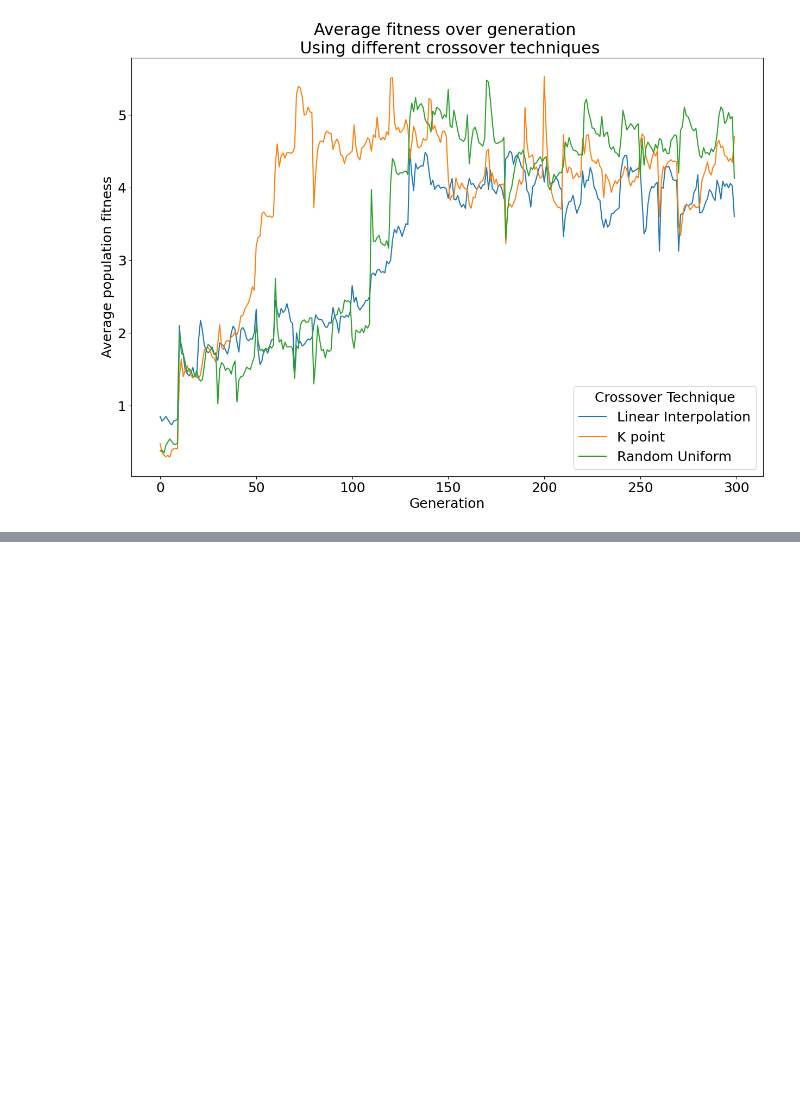
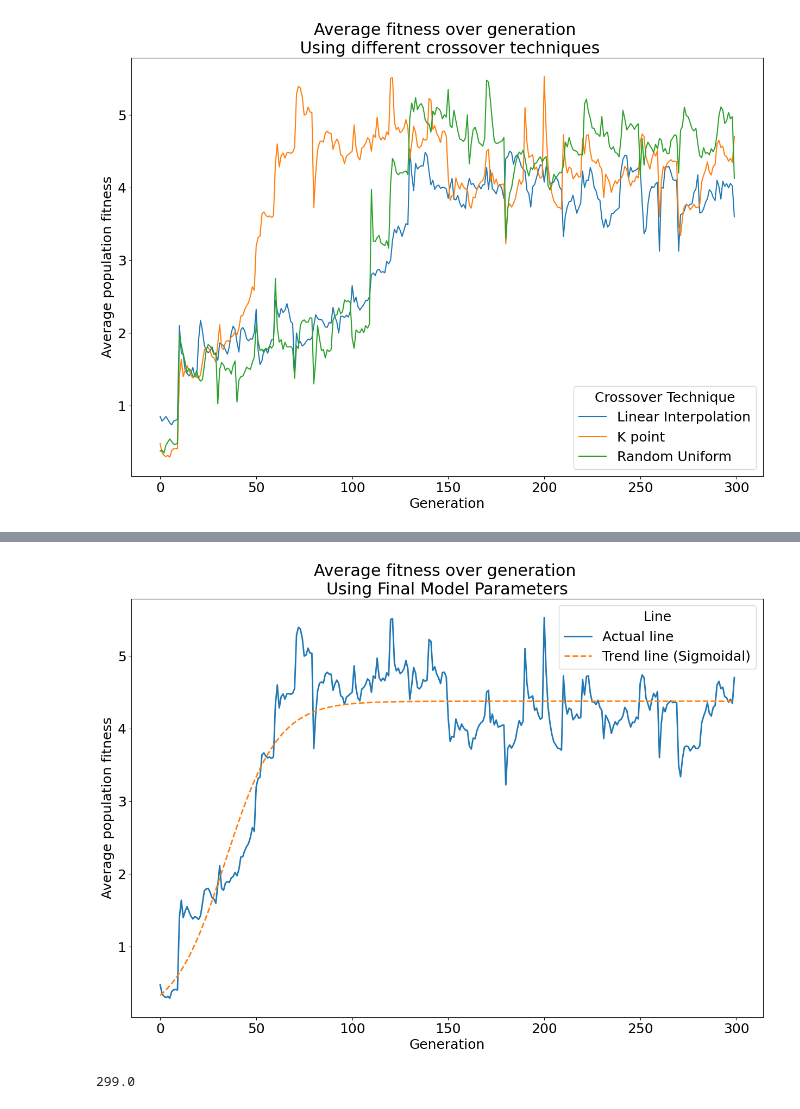
Before and after one commit to HugoPhibbs/AIML402_Assignment2, a Jupyter notebook: analysis.ipynb, the cells around one changed output, grey strips where cells are left out. Saved outputs shown, nothing was run; the diff lists cells and outputs as text; code cells hidden in the pictures; blank space fills up the shorter version.

```diff
--- a/analysis.ipynb
+++ b/analysis.ipynb
@@ -176,0 +162,33 @@ Name: 1, Length: 301, dtype: float64
+# %%
+import pandas as pd
+import matplotlib.pyplot as plt
+import matplotlib
+import numpy as np
+from scipy.optimize import curve_fit
+
+matplotlib.rcParams.update({"font.size": 18})
+
+k_point_series = pd.read_csv("trials/fitness_cleaned/averages_150rand_150self_10avg_kpco.csv", index_col=0, header=None)[1]
+
+def sigmoid(x, a, b, c):
+    return a / (1 + np.exp(-c * (x - b)))
+
+x_range = np.linspace(k_point_series.index[1:].min(), k_point_series.index[1:].max(), 100)
+params, covariance = curve_fit(sigmoid, xdata =k_point_series.index[1:], ydata=k_point_series[0:])
+a_fit, b_fit, c_fit = params
+y_trend_line = sigmoid(x_range, a_fit, b_fit, c_fit)
+
+plt.figure(figsize=(15, 10))
+plt.plot(k_point_series, lw = 2)
+plt.plot(x_range, y_trend_line, lw=2, linestyle ="--")
+plt.legend(labels=["Actual line", "Trend line (Sigmoidal)"], title="Line")
+plt.title("Average fitness over generation \nUsing Final Model Parameters")
+plt.xlabel("Generation")
+plt.ylabel("Average population fitness")
+plt.savefig("plots/avg_fit_150rand_150self_averages_10avg_allco", dpi=300)
+# %% [output]
+[figure, added]
+# %%
+k_point_series.index[1:].max()
+# %% [output]
+299.0
```
Also changed, not shown: parts of 4 cells of this notebook, 6 other files.
